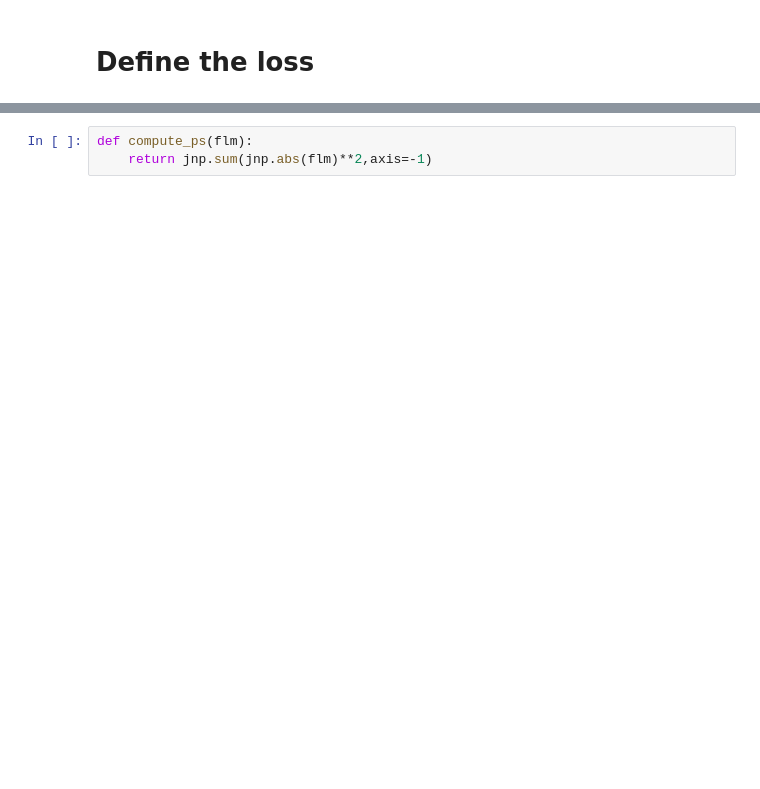
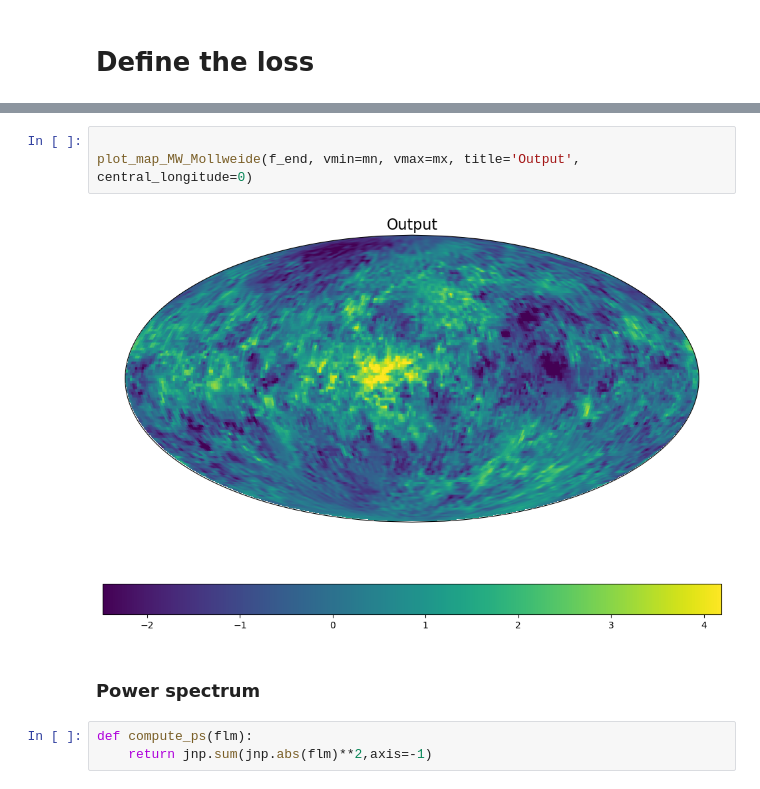
Before and after one commit to mousset/scatcovJAX, a Jupyter notebook: Notebooks/Run_synthesis.ipynb, the cells around one changed output, grey strips where cells are left out. Drawn from its saved outputs; the diff is of its cells as text; blank space fills up the shorter version.

```diff
--- a/Notebooks/Run_synthesis.ipynb
+++ b/Notebooks/Run_synthesis.ipynb
@@ -168,3 +202,10 @@ plt.show()
+# %%
+
+plot_map_MW_Mollweide(f_end, vmin=mn, vmax=mx, title='Output', central_longitude=0)
+# %% [output]
+[figure, added]
+# %% [markdown]
+### Power spectrum
 # %%
 def compute_ps(flm):
     return jnp.sum(jnp.abs(flm)**2,axis=-1)
```
Also changed, not shown: parts of 20 cells of this notebook.
